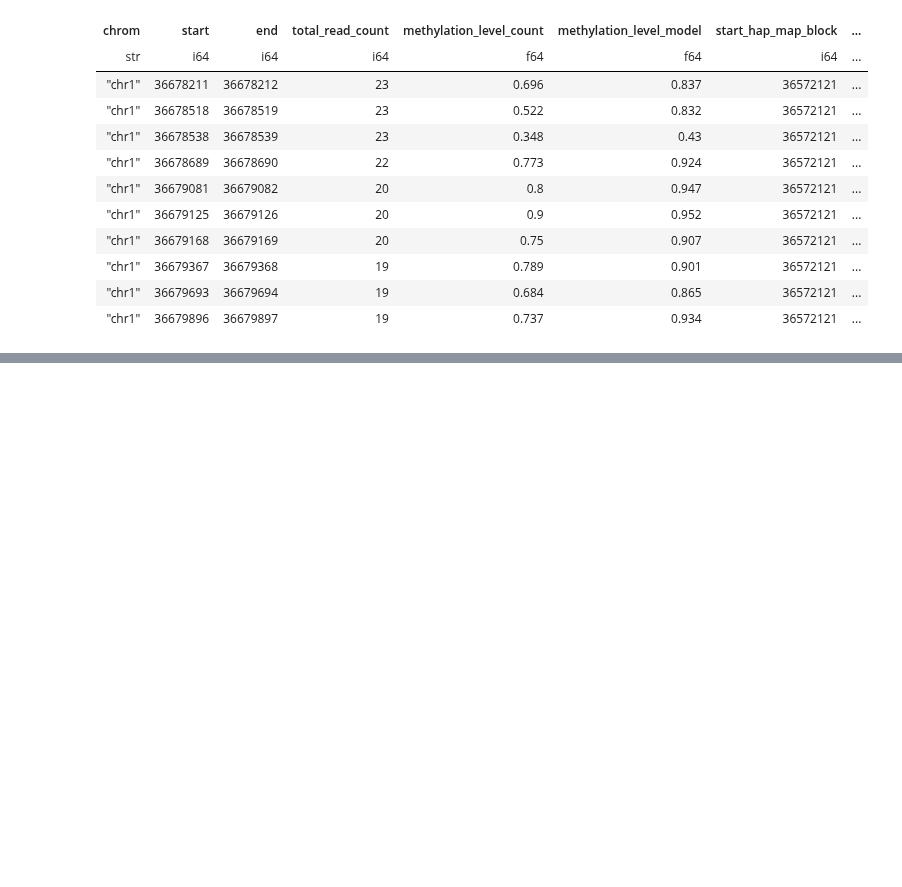
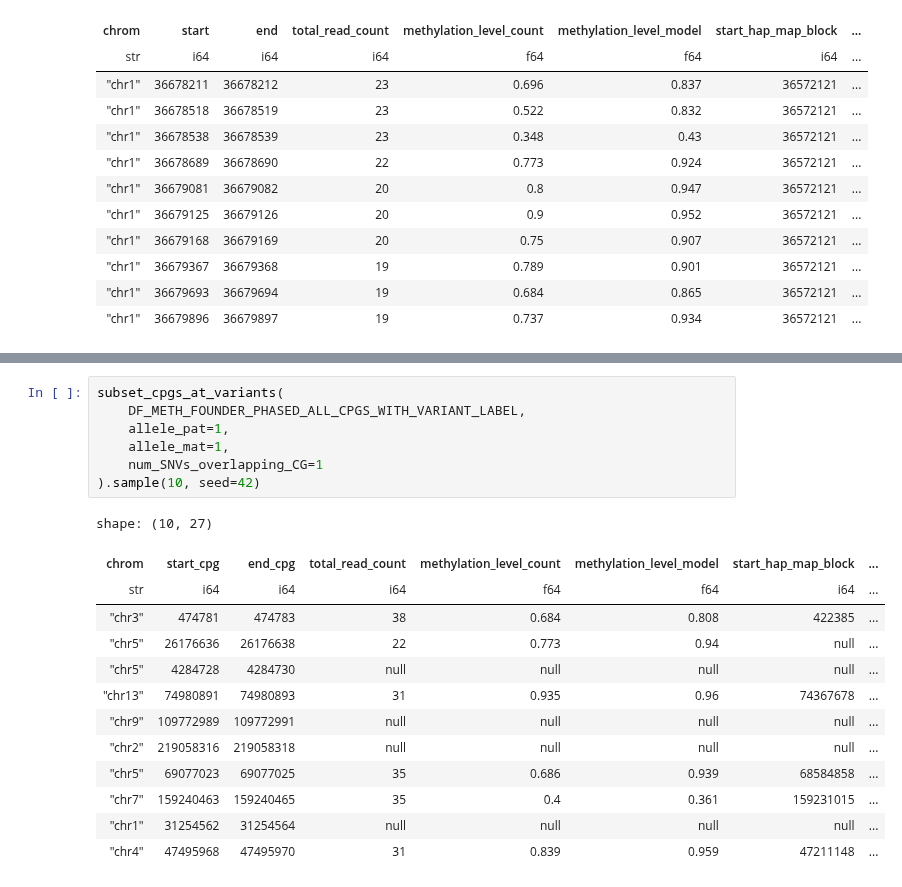
Before and after one commit to quinlan-lab/tapestry, a Jupyter notebook: src/expand_to_all_cpgs.200081.ipynb, the cells around one changed output, grey strips where cells are left out. Cells and saved outputs as stored; diff of their text form; blank space fills up the shorter version.

```diff
--- a/src/expand_to_all_cpgs.200081.ipynb
+++ b/src/expand_to_all_cpgs.200081.ipynb
@@ -351,0 +485,21 @@ Percentage of CpG sites (in reference and sample genomes, and on phasable chroms
+# %%
+subset_cpgs_at_variants(
+    DF_METH_FOUNDER_PHASED_ALL_CPGS_WITH_VARIANT_LABEL,
+    allele_pat=1,
+    allele_mat=1,
+    num_SNVs_overlapping_CG=1
+).sample(10, seed=42)
+# %% [output]
+shape: (10, 27)
+| chrom | start_cpg | end_cpg | total_read_count | methylation_level_count | methylation_level_model | start_hap_map_block | ... |
+| str | i64 | i64 | i64 | f64 | f64 | i64 | ... |
+| "chr3" | 474781 | 474783 | 38 | 0.684 | 0.808 | 422385 | ... |
+| "chr5" | 26176636 | 26176638 | 22 | 0.773 | 0.94 | null | ... |
+| "chr5" | 4284728 | 4284730 | null | null | null | null | ... |
+| "chr13" | 74980891 | 74980893 | 31 | 0.935 | 0.96 | 74367678 | ... |
+| "chr9" | 109772989 | 109772991 | null | null | null | null | ... |
+| "chr2" | 219058316 | 219058318 | null | null | null | null | ... |
+| "chr5" | 69077023 | 69077025 | 35 | 0.686 | 0.939 | 68584858 | ... |
+| "chr7" | 159240463 | 159240465 | 35 | 0.4 | 0.361 | 159231015 | ... |
+| "chr1" | 31254562 | 31254564 | null | null | null | null | ... |
+| "chr4" | 47495968 | 47495970 | 31 | 0.839 | 0.959 | 47211148 | ... |
```
Also changed, not shown: parts of 39 cells of this notebook, 2 other files.
